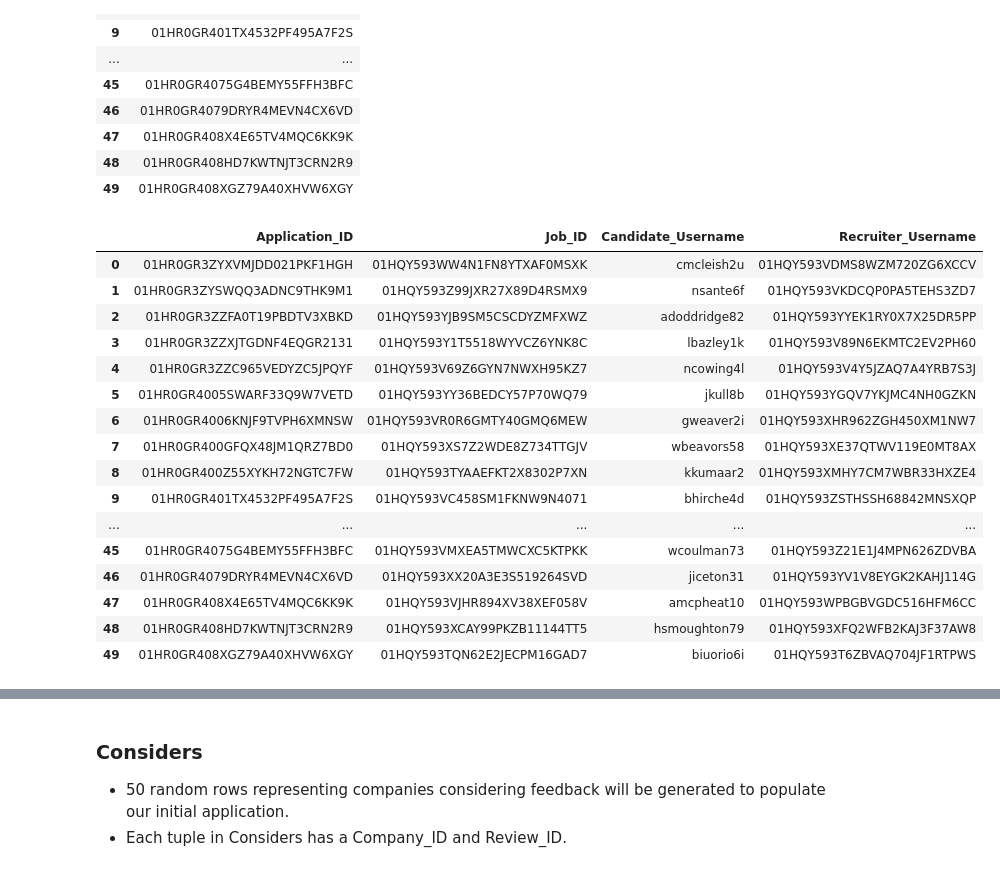
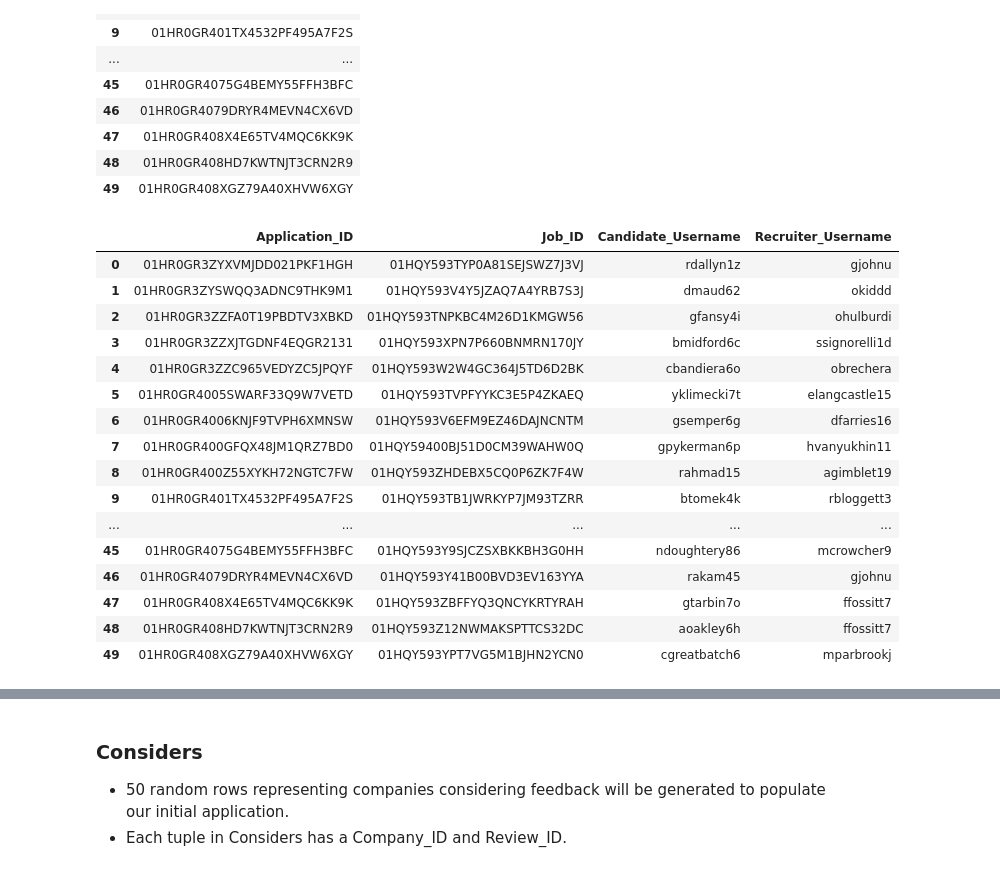
Before and after one commit to vbainwala/TalentTrove, a Jupyter notebook: make_data.ipynb, the cells around one changed output, grey strips where cells are left out. Cells and saved outputs as stored; diff of their text form; code cells hidden in the pictures.

Commit message:
Bug fix: correct recruiter ids in Application, Recommends which were Job_IDs (type)

```diff
--- a/make_data.ipynb
+++ b/make_data.ipynb
@@ -1247,31 +1247,31 @@ application_df
 # %%
 # Get list of candidate usernames, job ids, and recruiter usernames to randomly impute
 candidate_usernames = candidate_df['Username'].unique().tolist()
 job_ids = job_posting_df['Job_ID'].unique().tolist()
 recruiter_usernames = recruiter_df['Username'].unique().tolist()
 
 application_df['Job_ID'] = application_df.apply(lambda row: random.choice(job_ids), axis=1)
 application_df['Candidate_Username'] = application_df.apply(lambda row: random.choice(candidate_usernames), axis=1)
-application_df['Recruiter_Username'] = application_df.apply(lambda row: random.choice(job_ids), axis=1)
+application_df['Recruiter_Username'] = application_df.apply(lambda row: random.choice(recruiter_usernames), axis=1)
 application_df
 # %% [output]
 |  | Application_ID | Job_ID | Candidate_Username | Recruiter_Username |
-| 0 | 01HR0GR3ZYXVMJDD021PKF1HGH | 01HQY593WW4N1FN8YTXAF0MSXK | cmcleish2u | 01HQY593VDMS8WZM720ZG6XCCV |
-| 1 | 01HR0GR3ZYSWQQ3ADNC9THK9M1 | 01HQY593Z99JXR27X89D4RSMX9 | nsante6f | 01HQY593VKDCQP0PA5TEHS3ZD7 |
-| 2 | 01HR0GR3ZZFA0T19PBDTV3XBKD | 01HQY593YJB9SM5CSCDYZMFXWZ | adoddridge82 | 01HQY593YYEK1RY0X7X25DR5PP |
-| 3 | 01HR0GR3ZZXJTGDNF4EQGR2131 | 01HQY593Y1T5518WYVCZ6YNK8C | lbazley1k | 01HQY593V89N6EKMTC2EV2PH60 |
-| 4 | 01HR0GR3ZZC965VEDYZC5JPQYF | 01HQY593V69Z6GYN7NWXH95KZ7 | ncowing4l | 01HQY593V4Y5JZAQ7A4YRB7S3J |
-| 5 | 01HR0GR4005SWARF33Q9W7VETD | 01HQY593YY36BEDCY57P70WQ79 | jkull8b | 01HQY593YGQV7YKJMC4NH0GZKN |
-| 6 | 01HR0GR4006KNJF9TVPH6XMNSW | 01HQY593VR0R6GMTY40GMQ6MEW | gweaver2i | 01HQY593XHR962ZGH450XM1NW7 |
-| 7 | 01HR0GR400GFQX48JM1QRZ7BD0 | 01HQY593XS7Z2WDE8Z734TTGJV | wbeavors58 | 01HQY593XE37QTWV119E0MT8AX |
-| 8 | 01HR0GR400Z55XYKH72NGTC7FW | 01HQY593TYAAEFKT2X8302P7XN | kkumaar2 | 01HQY593XMHY7CM7WBR33HXZE4 |
-| 9 | 01HR0GR401TX4532PF495A7F2S | 01HQY593VC458SM1FKNW9N4071 | bhirche4d | 01HQY593ZSTHSSH68842MNSXQP |
+| 0 | 01HR0GR3ZYXVMJDD021PKF1HGH | 01HQY593TYP0A81SEJSWZ7J3VJ | rdallyn1z | gjohnu |
+| 1 | 01HR0GR3ZYSWQQ3ADNC9THK9M1 | 01HQY593V4Y5JZAQ7A4YRB7S3J | dmaud62 | okiddd |
+| 2 | 01HR0GR3ZZFA0T19PBDTV3XBKD | 01HQY593TNPKBC4M26D1KMGW56 | gfansy4i | ohulburdi |
+| 3 | 01HR0GR3ZZXJTGDNF4EQGR2131 | 01HQY593XPN7P660BNMRN170JY | bmidford6c | ssignorelli1d |
+| 4 | 01HR0GR3ZZC965VEDYZC5JPQYF | 01HQY593W2W4GC364J5TD6D2BK | cbandiera6o | obrechera |
+| 5 | 01HR0GR4005SWARF33Q9W7VETD | 01HQY593TVPFYYKC3E5P4ZKAEQ | yklimecki7t | elangcastle15 |
+| 6 | 01HR0GR4006KNJF9TVPH6XMNSW | 01HQY593V6EFM9EZ46DAJNCNTM | gsemper6g | dfarries16 |
+| 7 | 01HR0GR400GFQX48JM1QRZ7BD0 | 01HQY59400BJ51D0CM39WAHW0Q | gpykerman6p | hvanyukhin11 |
+| 8 | 01HR0GR400Z55XYKH72NGTC7FW | 01HQY593ZHDEBX5CQ0P6ZK7F4W | rahmad15 | agimblet19 |
+| 9 | 01HR0GR401TX4532PF495A7F2S | 01HQY593TB1JWRKYP7JM93TZRR | btomek4k | rbloggett3 |
 | ... | ... | ... | ... | ... |
-| 45 | 01HR0GR4075G4BEMY55FFH3BFC | 01HQY593VMXEA5TMWCXC5KTPKK | wcoulman73 | 01HQY593Z21E1J4MPN626ZDVBA |
-| 46 | 01HR0GR4079DRYR4MEVN4CX6VD | 01HQY593XX20A3E3S519264SVD | jiceton31 | 01HQY593YV1V8EYGK2KAHJ114G |
-| 47 | 01HR0GR408X4E65TV4MQC6KK9K | 01HQY593VJHR894XV38XEF058V | amcpheat10 | 01HQY593WPBGBVGDC516HFM6CC |
-| 48 | 01HR0GR408HD7KWTNJT3CRN2R9 | 01HQY593XCAY99PKZB11144TT5 | hsmoughton79 | 01HQY593XFQ2WFB2KAJ3F37AW8 |
-| 49 | 01HR0GR408XGZ79A40XHVW6XGY | 01HQY593TQN62E2JECPM16GAD7 | biuorio6i | 01HQY593T6ZBVAQ704JF1RTPWS |
+| 45 | 01HR0GR4075G4BEMY55FFH3BFC | 01HQY593Y9SJCZSXBKKBH3G0HH | ndoughtery86 | mcrowcher9 |
+| 46 | 01HR0GR4079DRYR4MEVN4CX6VD | 01HQY593Y41B00BVD3EV163YYA | rakam45 | gjohnu |
+| 47 | 01HR0GR408X4E65TV4MQC6KK9K | 01HQY593ZBFFYQ3QNCYKRTYRAH | gtarbin7o | ffossitt7 |
+| 48 | 01HR0GR408HD7KWTNJT3CRN2R9 | 01HQY593Z12NWMAKSPTTCS32DC | aoakley6h | ffossitt7 |
+| 49 | 01HR0GR408XGZ79A40XHVW6XGY | 01HQY593YPT7VG5M1BJHN2YCN0 | cgreatbatch6 | mparbrookj |
 # %%
 # Get candidate's resume for the resume attribute
 application_df['Resume'] = application_df['Candidate_Username'].apply(
```
Also changed, not shown: parts of 4 cells of this notebook, 2 other files.
